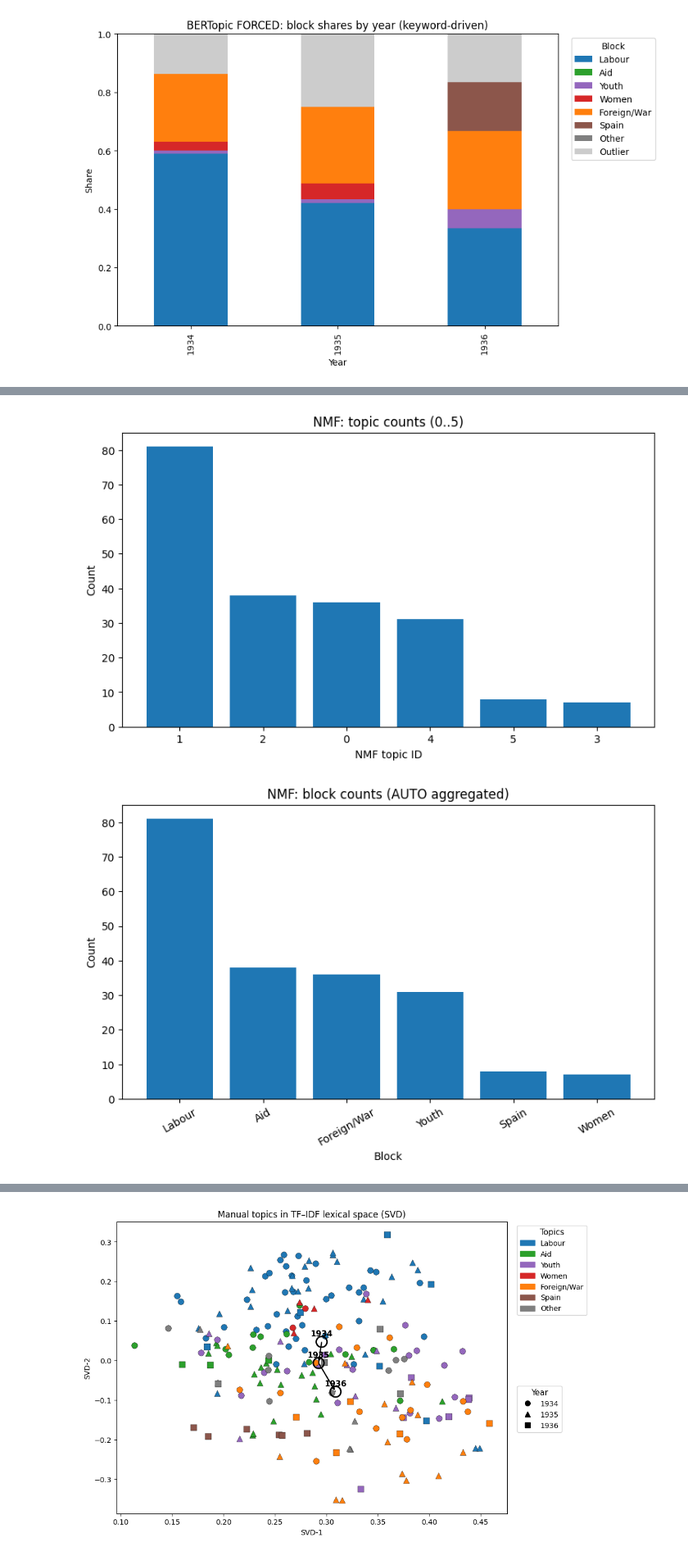
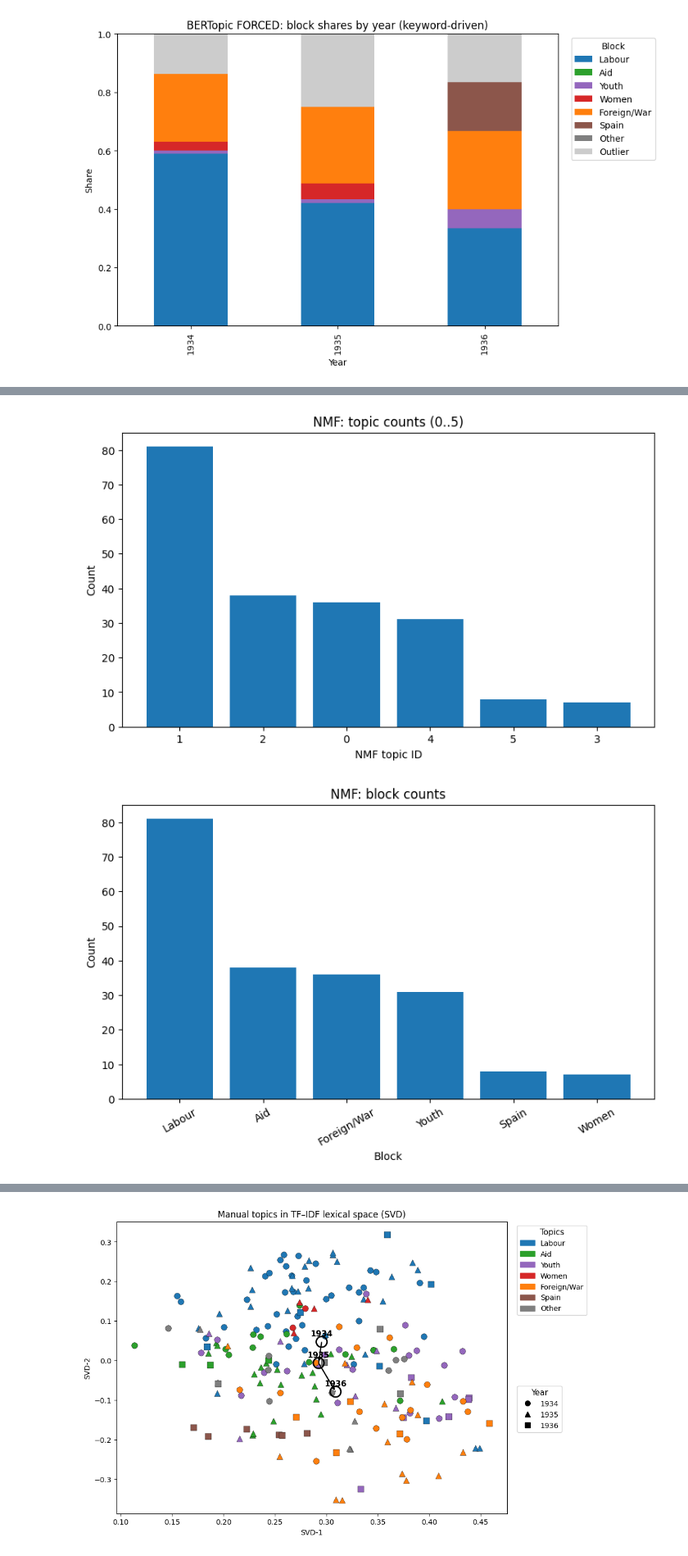
Before and after one commit to Vladusty/latvian-communist-leaflet-corpus-1934-1940, a Jupyter notebook: notebooks/topic_modeling_comparison/any_year_bertopic_tfidf_manual_comparison_4_3ver.ipynb, the cells around one changed output, grey strips where cells are left out. Shown at 82% size. Saved outputs shown, nothing was run; the diff lists cells and outputs as text; code cells hidden in the pictures.

```diff
--- a/notebooks/topic_modeling_comparison/any_year_bertopic_tfidf_manual_comparison_4_3ver.ipynb
+++ b/notebooks/topic_modeling_comparison/any_year_bertopic_tfidf_manual_comparison_4_3ver.ipynb
@@ -1214,35 +1214,35 @@ for i, tid in enumerate(topic_ids):
     print("  sims:", sim_sorted)
     print("  top words:", ", ".join(top_words[:12]))
 
 df["nmf_block"] = df["nmf_topic"].apply(lambda t: nmf_to_block_auto.get(int(t), DEFAULT_BLOCK))
 
 # ---------------------------
 # 4) plots
 # ---------------------------
 plot_counts_bar(df["nmf_topic"], "NMF: topic counts (0..5)", xlabel="NMF topic ID", rotate_xticks=0)
-plot_counts_bar(df["nmf_block"], "NMF: block counts (AUTO aggregated)", xlabel="Block", rotate_xticks=30)
+plot_counts_bar(df["nmf_block"], "NMF: block counts", xlabel="Block", rotate_xticks=30)
 plot_shares_by_year(df, "nmf_block", "NMF: block shares by year")
 plot_shared_umap_with_year_centroids(df, "nmf_block", "NMF blocks on SHARED UMAP map")
 # %% [output]
 === NMF topics (top words) ===
 
 Topic 0 (n=36):
   sprs, kara, latvijas, padomju, darbaļaužu, tautu, karu, tautas, vācijas, pasaules, vācu, ulmaņa, baltijas, miera, visu
 
 Topic 1 (n=81):
   strādnieku, darba, algas, strādnieki, strādniekiem, arodbiedrību, biedri, valdība, algu, strādniekus, bezdarbnieku, arodbiedrības, mūsu, cīņas, lauku
 
 Topic 2 (n=38):
   latvijas, darba, palīdzības, fašistu, sarkanās palīdzības, darba tautas, sarkanās, cietumos, tautas, nāves, politieslodzītajiem, protesta, strādnieku, politieslodzīto, latvijas sarkanās
 
 Topic 3 (n=7):
 ... (27 lines left out)
   top words: jaunatnes, darba, jaunatne, jaunatnei, skolu, strādnieku, latvijas, jaunatni, darba jaunatnes, skolnieku, skolas, cīņas
 
 Topic 5: Spain  [OVERRIDE]
   top words: spānijas, spāņu, tautas, spānijā, brīvības, spāņu tautas, savu, cīnītāju, latvijas, tauta, spānijas brīvības, savas
 [figure]
-[figure, old version]
+[figure, new version]
 [figure]
 [figure]
 # %%
```
